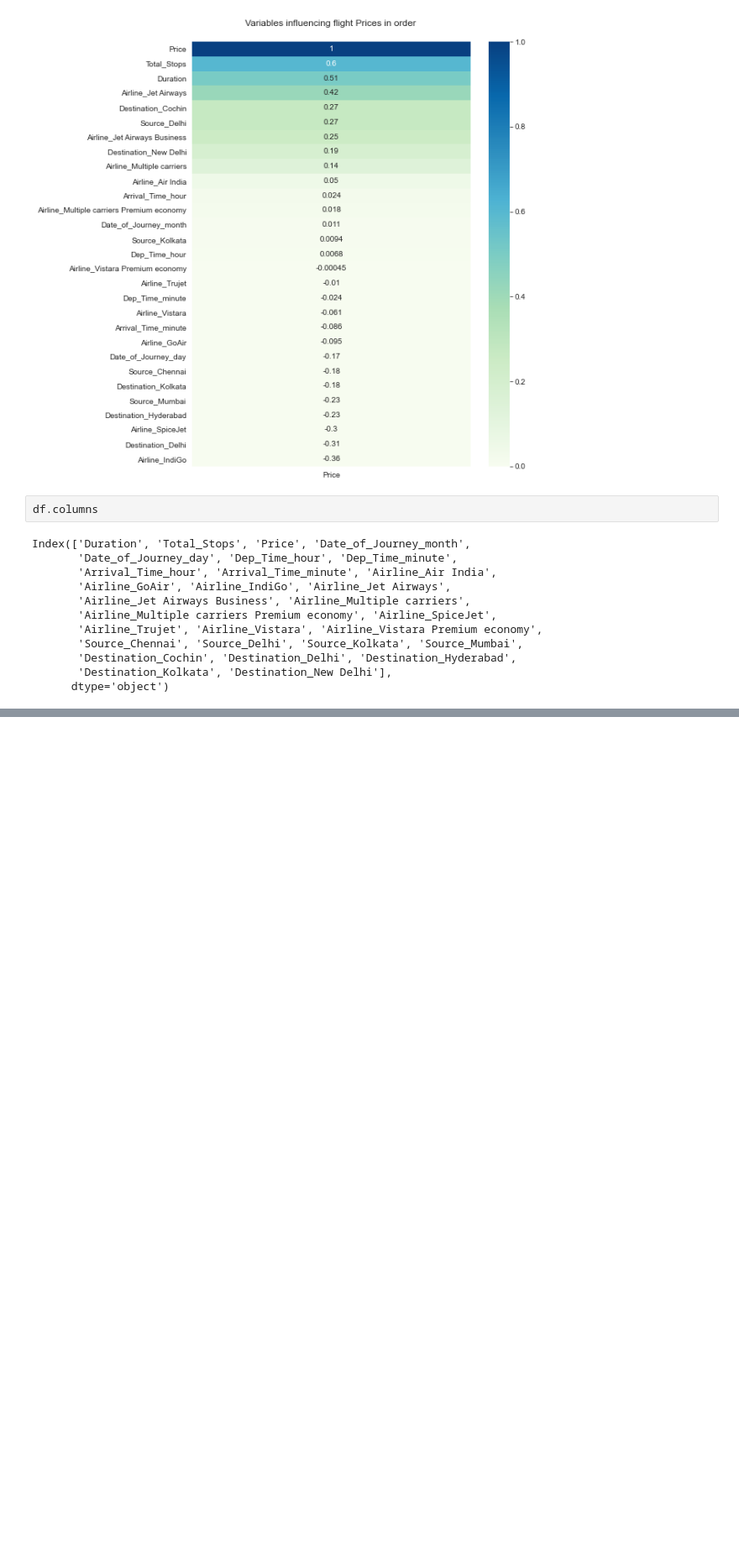
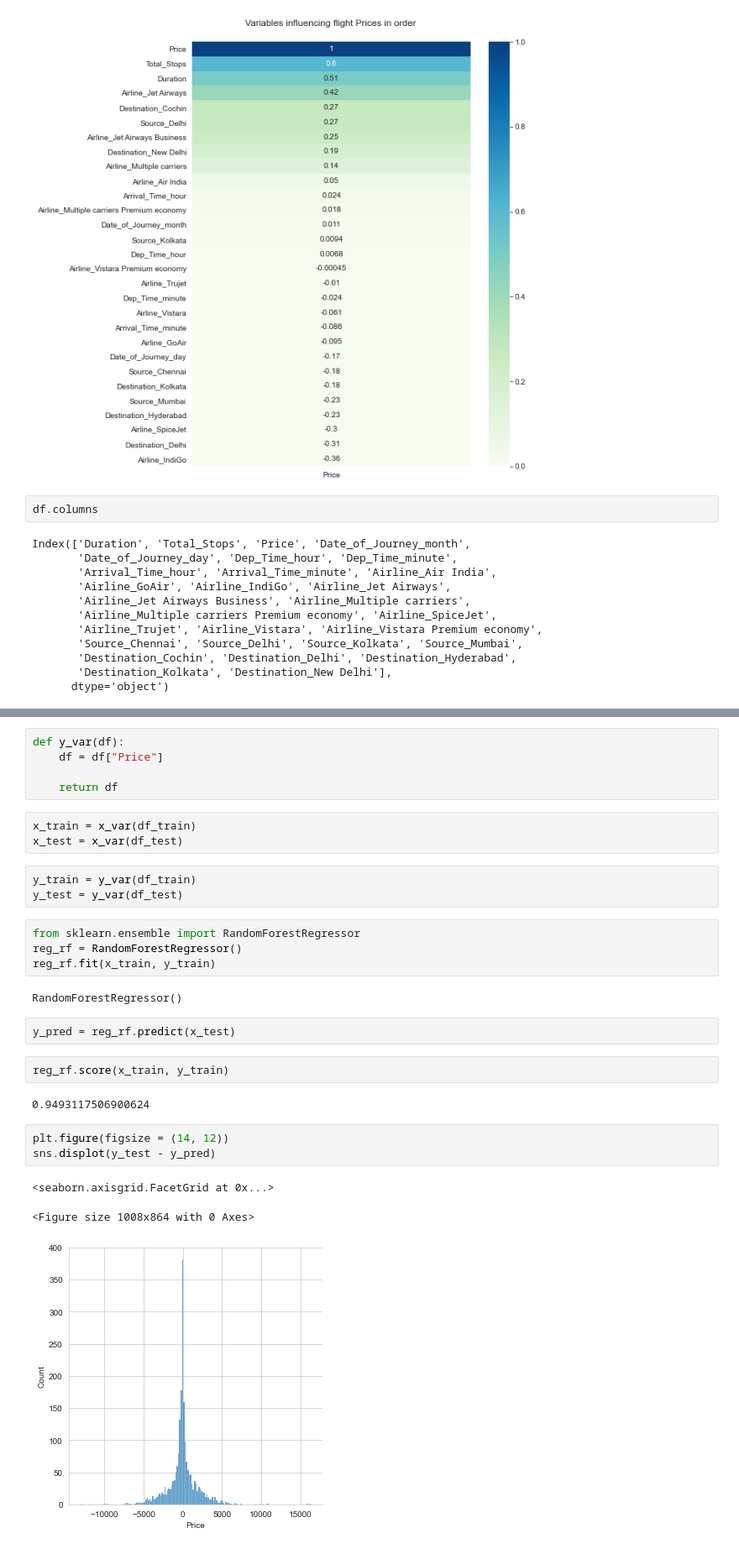
Before and after one commit to saquibmohiuddin/flight-fare-prediction, a Jupyter notebook: flight_fare.ipynb, the cells around one changed output, grey strips where cells are left out. Shown at 84% size. Drawn from its saved outputs; the diff is of its cells as text; blank space fills up the shorter version.

Commit message:
random forest prediction

```diff
--- a/flight_fare.ipynb
+++ b/flight_fare.ipynb
@@ -602,0 +719,30 @@ preprocess_data(df_test)
+# %%
+def y_var(df):
+    df = df["Price"]
+
+    return df
+# %%
+x_train = x_var(df_train)
+x_test = x_var(df_test)
+# %%
+y_train = y_var(df_train)
+y_test = y_var(df_test)
+# %%
+from sklearn.ensemble import RandomForestRegressor
+reg_rf = RandomForestRegressor()
+reg_rf.fit(x_train, y_train)
+# %% [output]
+RandomForestRegressor()
+# %%
+y_pred = reg_rf.predict(x_test)
+# %%
+reg_rf.score(x_train, y_train)
+# %% [output]
+0.9493117506900624
+# %%
+plt.figure(figsize = (14, 12))
+sns.displot(y_test - y_pred)
+# %% [output]
+<seaborn.axisgrid.FacetGrid at 0x...>
+<Figure size 1008x864 with 0 Axes>
+[figure, added]
```
Also changed, not shown: parts of 21 cells of this notebook, 1 other file.
